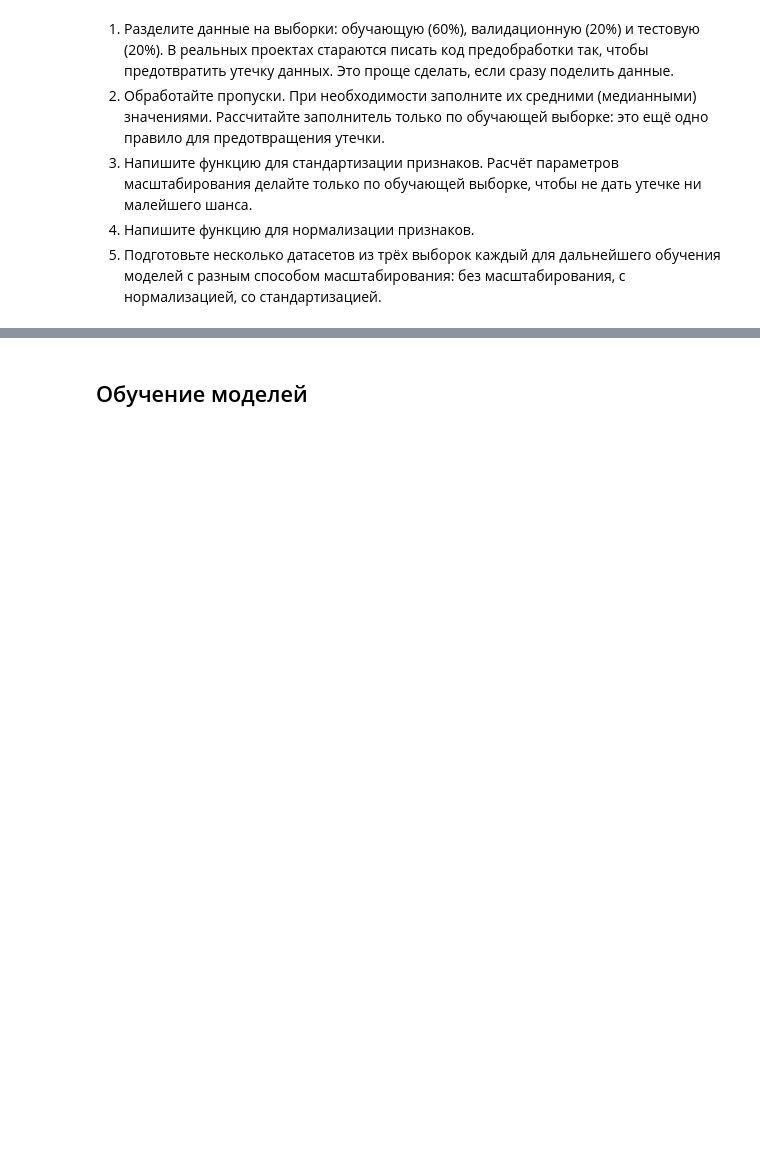
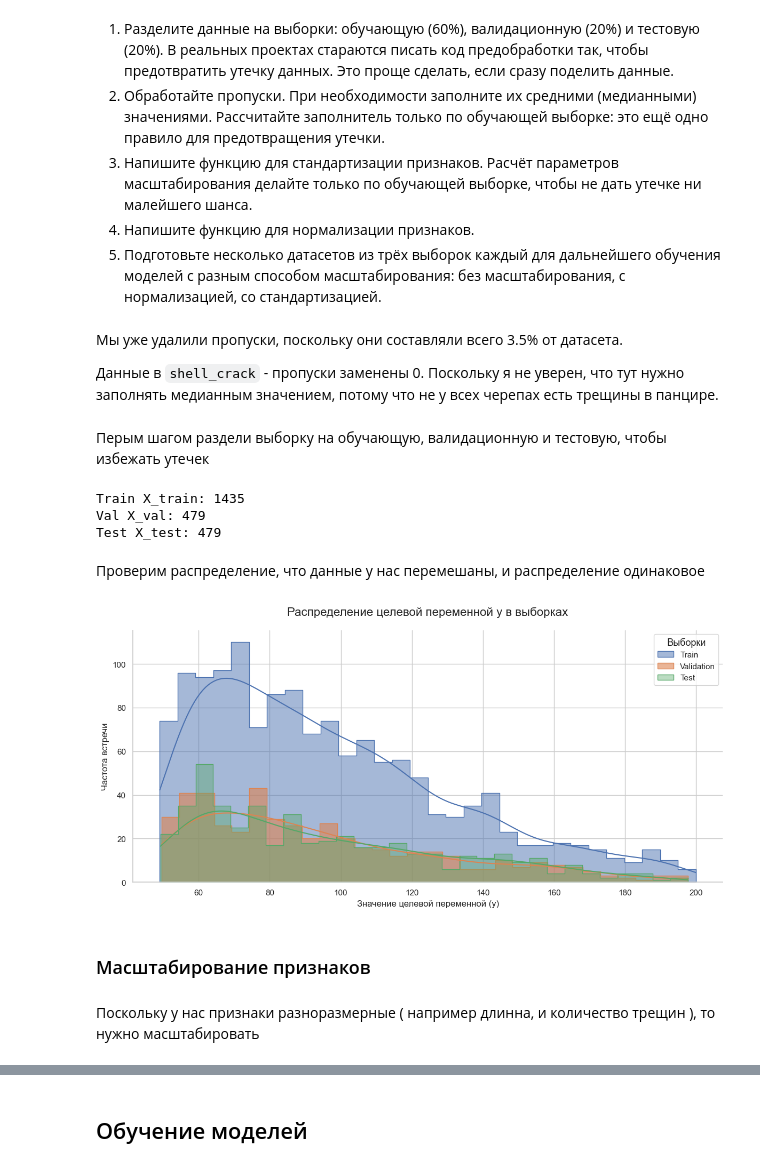
Before and after one commit to Beefeater84/yandex-practicum-data-scientist, a Jupyter notebook: sprint-13/notebooks/Final.ipynb, the cells around one changed output, grey strips where cells are left out. Saved outputs shown, nothing was run; the diff lists cells and outputs as text; code cells hidden in the pictures; blank space fills up the shorter version.

Commit message:
feat: Add initial notebook for sea turtle mass prediction model training.

```diff
--- a/sprint-13/notebooks/Final.ipynb
+++ b/sprint-13/notebooks/Final.ipynb
@@ -394,6 +405,6 @@ df.sample(5, random_state=42)
 # %%
 # Меняем тип данных с помощью цикла
-for column in ['shell_length', 'head_length', 'head_width', 'flipper_length_3', 'flipper_width_3', 'flipper_length_4', 'flipper_width_4', 'circle_count', 'shell_crack']:
+for column in ['shell_length', 'shell_width', 'head_length', 'head_width', 'flipper_length_3', 'flipper_width_3', 'flipper_length_4', 'flipper_width_4', 'circle_count', 'shell_crack']:
     df[column] = pd.to_numeric(df[column], errors='coerce', downcast='integer')
 # %%
 df.info()
@@ -468,3 +482,70 @@ plt.show()
 3. Напишите функцию для стандартизации признаков. Расчёт параметров масштабирования делайте только по обучающей выборке, чтобы не дать утечке ни малейшего шанса.
 4. Напишите функцию для нормализации признаков.
 5. Подготовьте несколько датасетов из трёх выборок каждый для дальнейшего обучения моделей с разным способом масштабирования: без масштабирования, с нормализацией, со стандартизацией.
+# %% [markdown]
+Мы уже удалили пропуски, поскольку они составляли всего 3.5% от датасета.
+
+Данные в `shell_crack` - пропуски заменены 0. Поскольку я не уверен, что тут нужно заполнять медианным значением, потому что не у всех черепах есть трещины в панцире.
+# %% [markdown]
+Перым шагом раздели выборку на обучающую, валидационную и тестовую, чтобы избежать утечек
+# %%
+# Отделите признаки и целевую переменную
+X = df.drop('weight', axis=1).values
+y = df['weight'].values
+
+# Выделим тестовую и обучающую выборки train_val и test
+X_train_val, X_test, y_train_val, y_test = train_test_split(
+    X, y,
+    test_size=0.2,
+    random_state=42,
+    shuffle=True
+)
+
+# Выделим из обучающей выборки - валидационную и обучающую
+X_train, X_val, y_train, y_val = train_test_split(
+    X_train_val, y_train_val,
+    test_size=0.25,
+    random_state=42,
+    shuffle=True
+)
+
+# Проверим размер каждой выборки
+print("Train X_train:", X_train.shape[0])
+print("Val X_val:", X_val.shape[0])
+print("Test X_test:", X_test.shape[0])
+# %% [output]
+Train X_train: 1435
+Val X_val: 479
+Test X_test: 479
+# %% [markdown]
+Проверим распределение, что данные у нас перемешаны, и распределение одинаковое
+# %%
+# Устанавливаем премиальный стиль отображения
+sns.set_theme(style="whitegrid", palette="muted")
+plt.figure(figsize=(12, 6))
+
+# Строим гистограммы для каждой выборки
+# kde=True добавляет линию оценки плотности распределения
+sns.histplot(y_train, label='Train', color='#4C72B0', alpha=0.5, kde=True, element="step", bins=30)
+sns.histplot(y_val, label='Validation', color='#DD8452', alpha=0.6, kde=True, element="step", bins=30)
+sns.histplot(y_test, label='Test', color='#55A868', alpha=0.4, kde=True, element="step", bins=30)
+
+# Настройка осей и заголовка
+plt.title('Распределение целевой переменной y в выборках', fontsize=16, pad=20)
+plt.xlabel('Значение целевой переменной (y)', fontsize=12)
+plt.ylabel('Частота встречи', fontsize=12)
+
+# Добавляем легенду
+plt.legend(title="Выборки", title_fontsize='13', fontsize='11')
+
+# Убираем лишние границы для чистоты дизайна
+sns.despine()
+
+plt.tight_layout()
+plt.show()
+# %% [output]
+[figure, added]
+# %% [markdown]
+### Масштабирование признаков
+# %% [markdown]
+Поскольку у нас признаки разноразмерные ( например длинна, и количество трещин ), то нужно масштабировать
```
Also changed, not shown: parts of 23 cells of this notebook.
